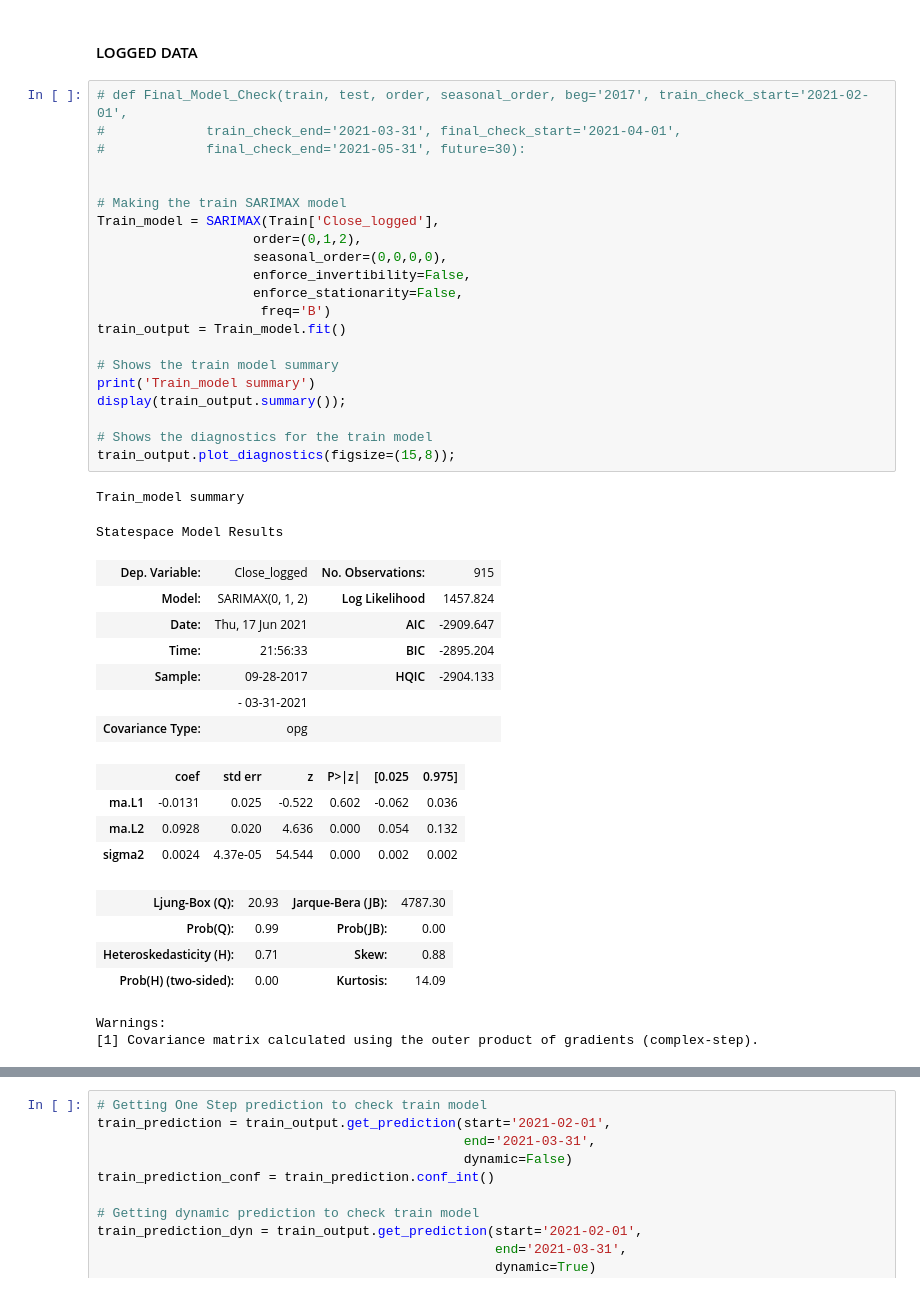
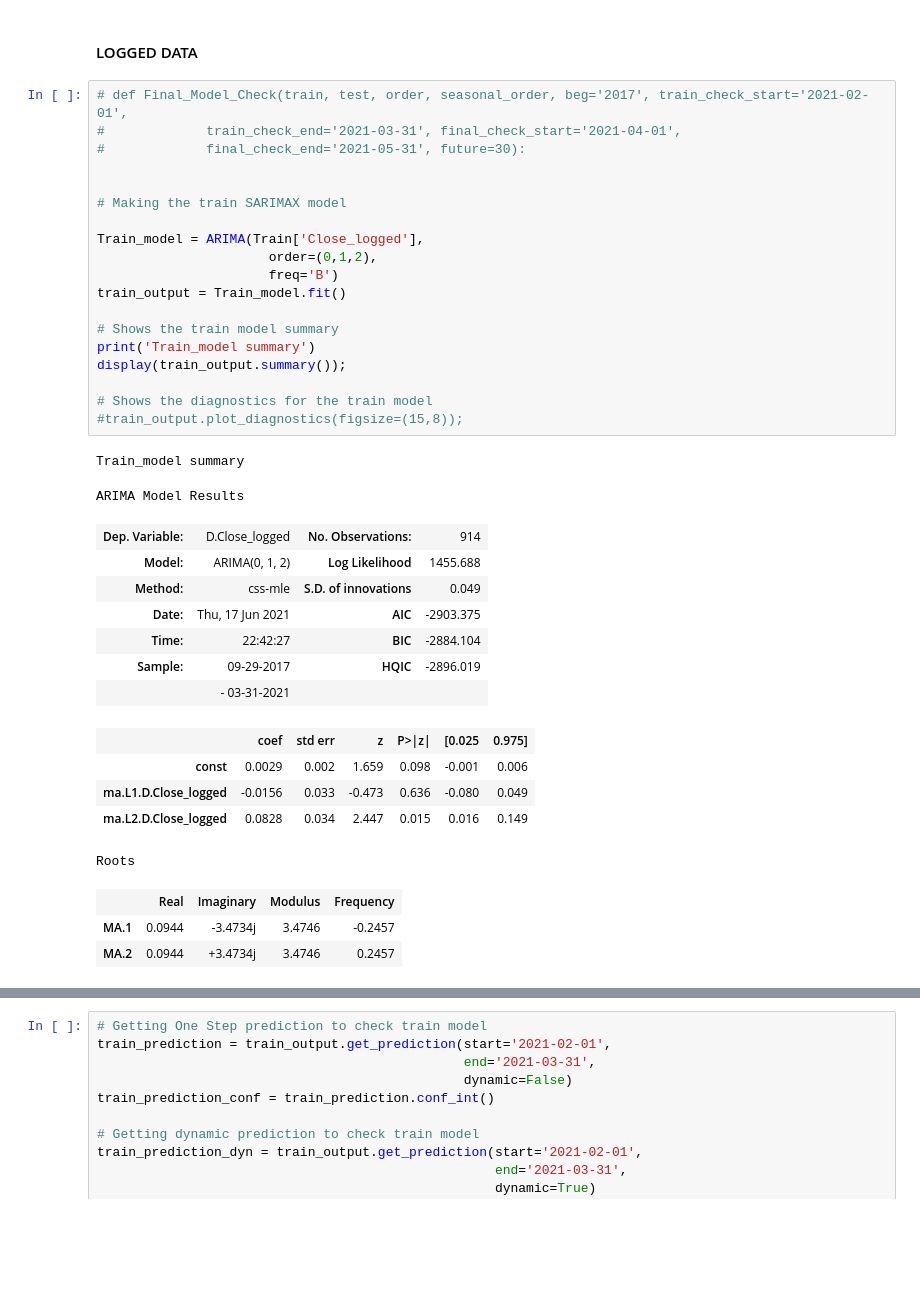
Before and after one commit to stevenkyle2013/Capstone, a Jupyter notebook: Main.ipynb, the cells around one changed output, grey strips where cells are left out. Cells and saved outputs as stored; diff of their text form; blank space fills up the shorter version.

```diff
--- a/Main.ipynb
+++ b/Main.ipynb
@@ -1045,41 +1064,37 @@ PlotPredictions(obs_data=Final_df['Close'],
 # %%
 # def Final_Model_Check(train, test, order, seasonal_order, beg='2017', train_check_start='2021-02-01',
 #             train_check_end='2021-03-31', final_check_start='2021-04-01',
 #             final_check_end='2021-05-31', future=30):
 
 
 # Making the train SARIMAX model
-Train_model = SARIMAX(Train['Close_logged'],
-                    order=(0,1,2),
-                    seasonal_order=(0,0,0,0),
-                    enforce_invertibility=False,
-                    enforce_stationarity=False,
-                     freq='B')
+
+Train_model = ARIMA(Train['Close_logged'],
+                      order=(0,1,2),
+                      freq='B')
 train_output = Train_model.fit()
 
 # Shows the train model summary
 print('Train_model summary')
 display(train_output.summary());
 
 # Shows the diagnostics for the train model
-train_output.plot_diagnostics(figsize=(15,8));
+#train_output.plot_diagnostics(figsize=(15,8));
 # %% [output]
 Train_model summary
-Statespace Model Results
+ARIMA Model Results
-| Dep. Variable: | Close_logged | No. Observations: | 915 |
-| Model: | SARIMAX(0, 1, 2) | Log Likelihood | 1457.824 |
-| Date: | Thu, 17 Jun 2021 | AIC | -2909.647 |
-| Time: | 21:56:33 | BIC | -2895.204 |
-| Sample: | 09-28-2017 | HQIC | -2904.133 |
+| Dep. Variable: | D.Close_logged | No. Observations: | 914 |
+| Model: | ARIMA(0, 1, 2) | Log Likelihood | 1455.688 |
+| Method: | css-mle | S.D. of innovations | 0.049 |
+| Date: | Thu, 17 Jun 2021 | AIC | -2903.375 |
+| Time: | 22:42:27 | BIC | -2884.104 |
+| Sample: | 09-29-2017 | HQIC | -2896.019 |
 |  | - 03-31-2021 |  |  |
-| Covariance Type: | opg |  |  |
 |  | coef | std err | z | P>|z| | [0.025 | 0.975] |
-| ma.L1 | -0.0131 | 0.025 | -0.522 | 0.602 | -0.062 | 0.036 |
-| ma.L2 | 0.0928 | 0.020 | 4.636 | 0.000 | 0.054 | 0.132 |
-| sigma2 | 0.0024 | 4.37e-05 | 54.544 | 0.000 | 0.002 | 0.002 |
+| const | 0.0029 | 0.002 | 1.659 | 0.098 | -0.001 | 0.006 |
+| ma.L1.D.Close_logged | -0.0156 | 0.033 | -0.473 | 0.636 | -0.080 | 0.049 |
+| ma.L2.D.Close_logged | 0.0828 | 0.034 | 2.447 | 0.015 | 0.016 | 0.149 |
+Roots
-| Ljung-Box (Q): | 20.93 | Jarque-Bera (JB): | 4787.30 |
-| Prob(Q): | 0.99 | Prob(JB): | 0.00 |
-| Heteroskedasticity (H): | 0.71 | Skew: | 0.88 |
-| Prob(H) (two-sided): | 0.00 | Kurtosis: | 14.09 |
+|  | Real | Imaginary | Modulus | Frequency |
+| MA.1 | 0.0944 | -3.4734j | 3.4746 | -0.2457 |
+| MA.2 | 0.0944 | +3.4734j | 3.4746 | 0.2457 |
-Warnings:
-[1] Covariance matrix calculated using the outer product of gradients (complex-step).
```
Also changed, not shown: parts of 13 cells of this notebook.
